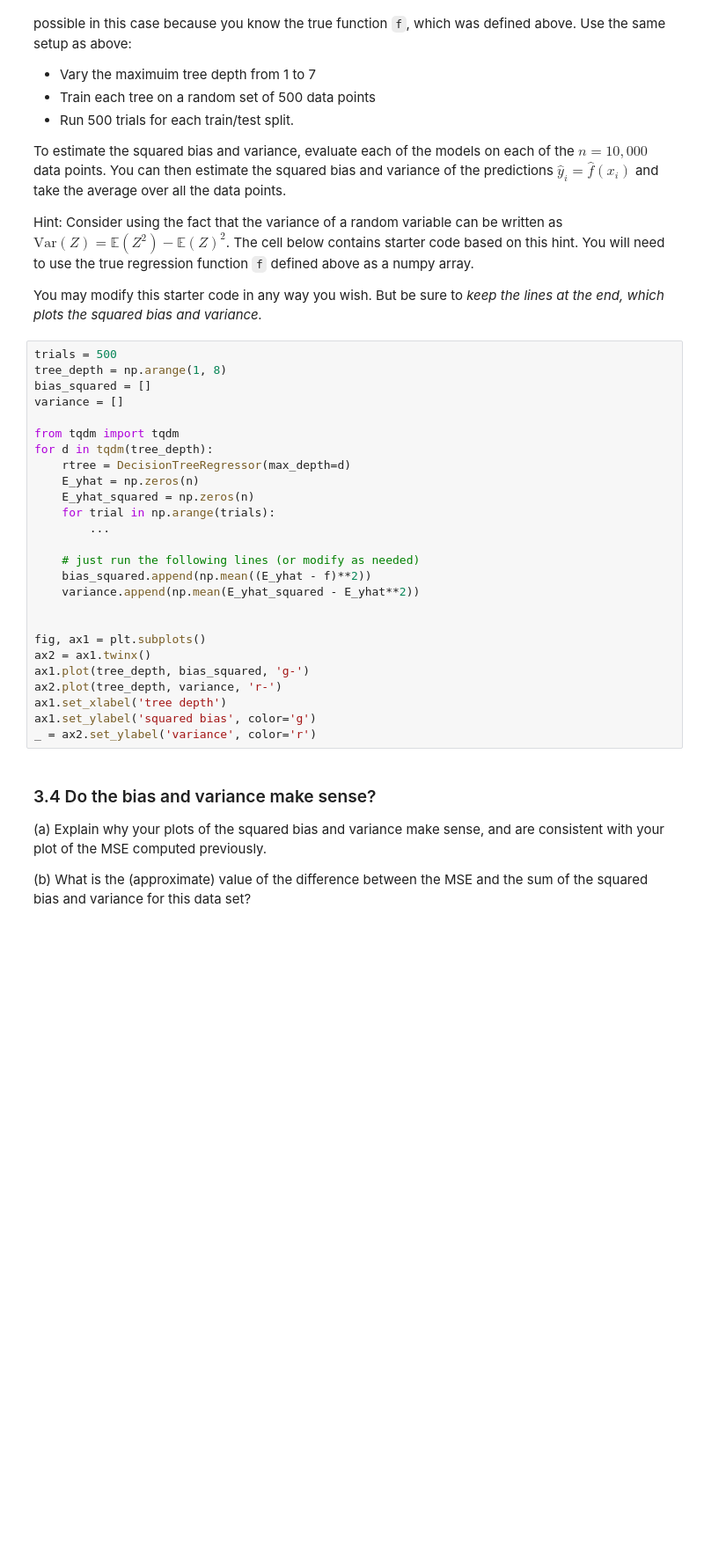
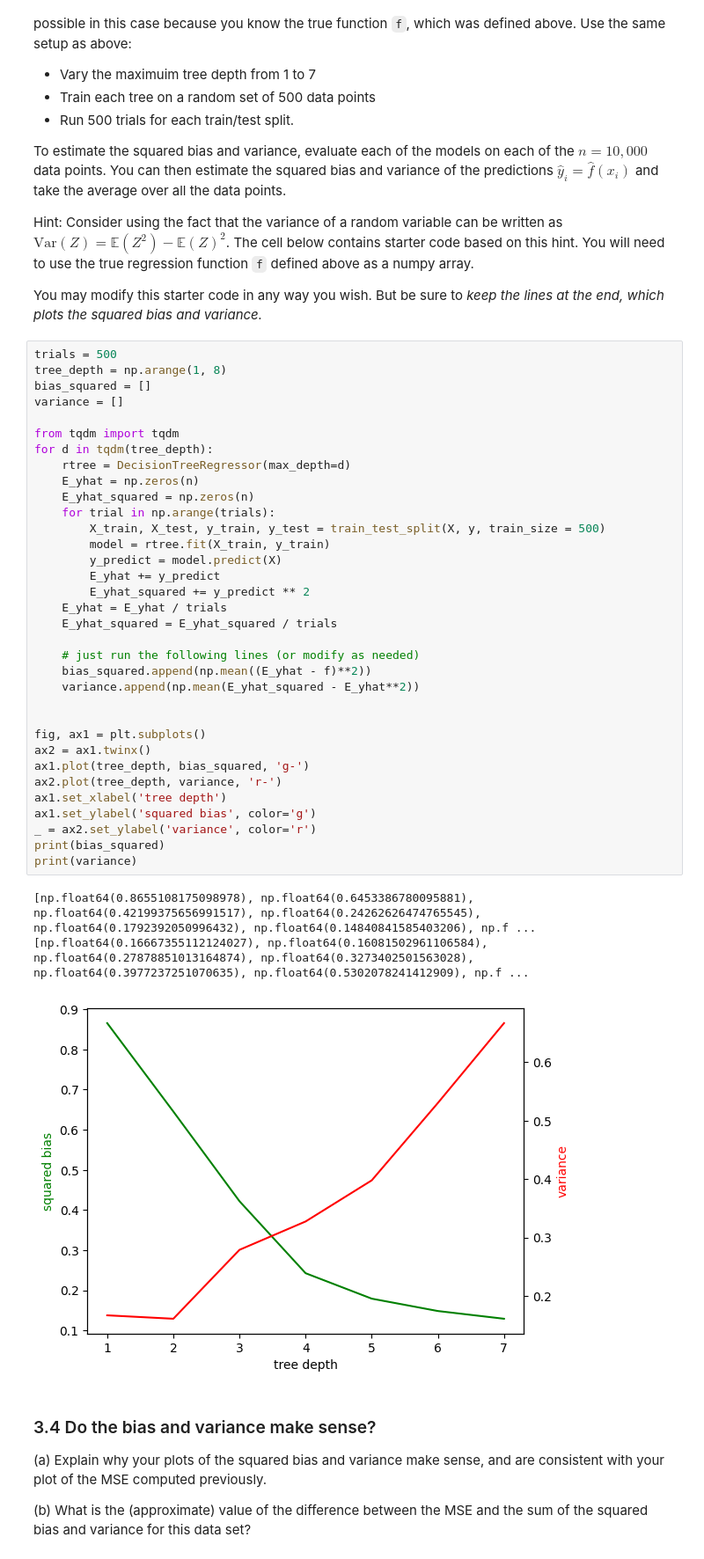
Before and after one commit to yaj0212/Introductory-Machine-Learning, a Jupyter notebook: assignments/assn2/assn2.ipynb, the cells around one changed output. Shown at 88% size. Drawn from its saved outputs; the diff is of its cells as text; blank space fills up the shorter version.

```diff
--- a/assignments/assn2/assn2.ipynb
+++ b/assignments/assn2/assn2.ipynb
@@ -639,29 +733,41 @@ You may modify this starter code in any way you wish. But be sure to *keep the l
 # %%
 trials = 500
 tree_depth = np.arange(1, 8)
 bias_squared = []
 variance = []
 
 from tqdm import tqdm
 for d in tqdm(tree_depth):
     rtree = DecisionTreeRegressor(max_depth=d)
     E_yhat = np.zeros(n)
     E_yhat_squared = np.zeros(n)
     for trial in np.arange(trials):
-        ...
+        X_train, X_test, y_train, y_test = train_test_split(X, y, train_size = 500)
+        model = rtree.fit(X_train, y_train)
+        y_predict = model.predict(X)
+        E_yhat += y_predict
+        E_yhat_squared += y_predict ** 2
+    E_yhat = E_yhat / trials
+    E_yhat_squared = E_yhat_squared / trials
 
     # just run the following lines (or modify as needed)
     bias_squared.append(np.mean((E_yhat - f)**2))
     variance.append(np.mean(E_yhat_squared - E_yhat**2))
 
 
 fig, ax1 = plt.subplots()
 ax2 = ax1.twinx()
 ax1.plot(tree_depth, bias_squared, 'g-')
 ax2.plot(tree_depth, variance, 'r-')
 ax1.set_xlabel('tree depth')
 ax1.set_ylabel('squared bias', color='g')
 _ = ax2.set_ylabel('variance', color='r')
+print(bias_squared)
+print(variance)
+# %% [output]
+[np.float64(0.8655108175098978), np.float64(0.6453386780095881), np.float64(0.42199375656991517), np.float64(0.24262626474765545), np.float64(0.1792392050996432), np.float64(0.14840841585403206), np.f ...
+[np.float64(0.16667355112124027), np.float64(0.16081502961106584), np.float64(0.27878851013164874), np.float64(0.3273402501563028), np.float64(0.3977237251070635), np.float64(0.5302078241412909), np.f ...
+[figure, added]
 # %% [markdown]
 ### 3.4 Do the bias and variance make sense?
 
```
Also changed, not shown: parts of 27 cells of this notebook.
